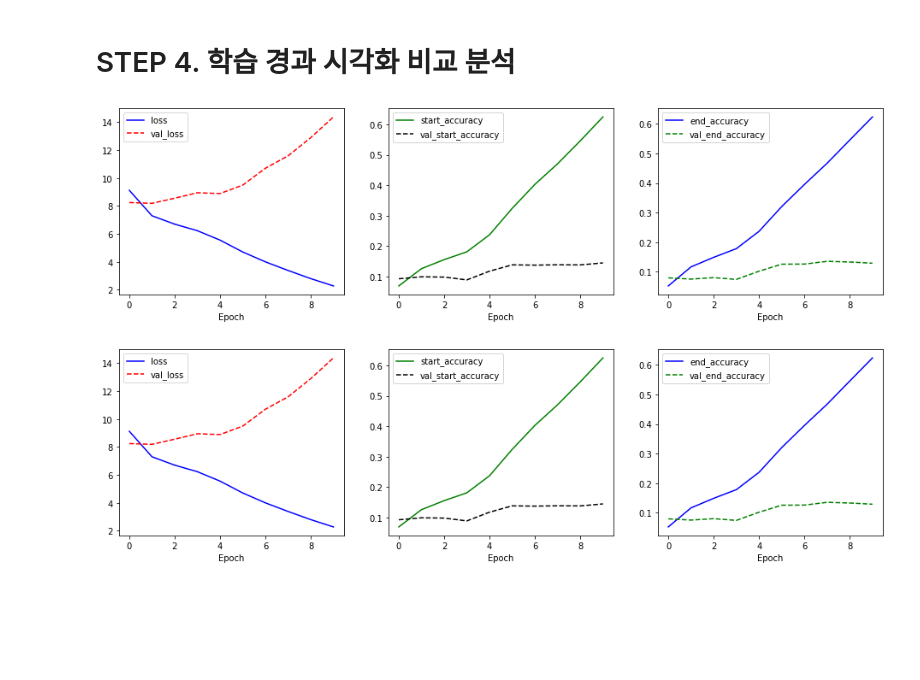
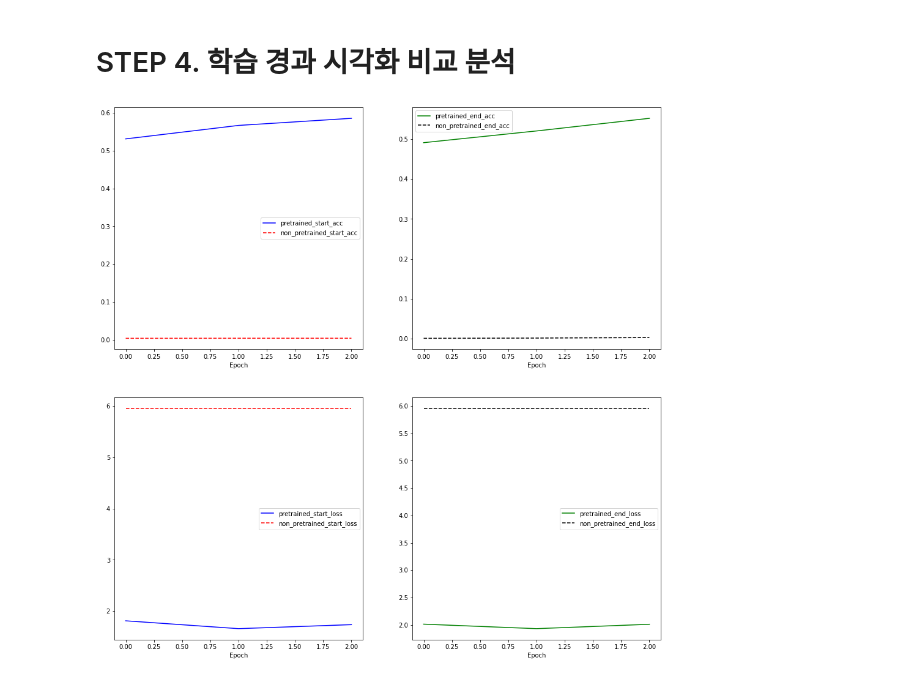
Before and after one commit to Nega0619/Aiffel_Submitted_Exploration_nodes, a Jupyter notebook: [ex_13] Artificial Intelligence Questions and Answers.ipynb, the cells around one changed output. Cells and saved outputs as stored; diff of their text form; code cells hidden in the pictures; blank space fills up the shorter version.

```diff
--- a/[ex_13] Artificial Intelligence Questions and Answers.ipynb
+++ b/[ex_13] Artificial Intelligence Questions and Answers.ipynb
@@ -1405,6 +1405,10 @@ loss_fn = tf.keras.losses.sparse_categorical_crossentropy
 acc_fn = tf.keras.metrics.sparse_categorical_accuracy
 
 optimizer = tf.keras.optimizers.Adam(learning_rate=5e-4)
+non_pretrained_acc=[]
+non_pretrained_loss=[]
+non_pretrained_endacc=[]
+non_pretrained_endloss=[]
 
 best_acc = .0
 patience = 0
@@ -1417,6 +1421,10 @@ for epoch in range(3):
         patience = 0
         best_acc = acc
         model.save_weights(os.path.join(data_dir, "korquad_bert_none_pretrain.hdf5"))
+        non_pretrained_acc.append(start_acc)
+        non_pretrained_endacc.append(end_acc)
+        non_pretrained_loss.append(start_loss)
+        non_pretrained_endloss.append(end_loss)
         print(f'save best model')
     else:
         patience += 1
@@ -1557,55 +1576,41 @@ with open(dev_json) as f:
 지문 :  같은 해 5월 11일의 하코다테 총공격(하코다테 해전)에서 벤텐 다이바와 기관 고장으로 움직일 수 없는 떠 있는 포대가 된 가이텐마루의 원호를 받으며 신정부 군 함대와 응전을 벌인다. 새 정부 군함 초요마루의 화약고에 작렬탄을 명중시켜 초요마루는 대폭발을 일으켜 2분만에 굉침된다. 이것은 구 막부군의 사기를 단번에 향상시켰다. 그후 반류마루는 신 ...
 정답 :  신정부 군 함대
 예측 :  신정부 군 함대
+# %%
+pretrained_acc=[]
+pretrained_loss=[]
+pretrained_endacc=[]
+pretrained_endloss=[]
 # %% [markdown]
 # STEP 4. 학습 경과 시각화 비교 분석
 # %%
-# non-pretrained training result
-plt.figure(figsize=(16, 4))
+# pretrained training result
+plt.figure(figsize=(16, 16))
 
-plt.subplot(1, 3, 1)
-plt.plot(history.history['loss'], 'b-', label='loss')
-plt.plot(history.history['val_loss'], 'r--', label='val_loss')
+plt.subplot(2, 2, 1)
+plt.plot(pretrained_acc, 'b-', label='pretrained_start_acc')
+plt.plot(non_pretrained_acc, 'r--', label='non_pretrained_start_acc')
 plt.xlabel('Epoch')
 plt.legend()
 
-plt.subplot(1, 3, 2)
-plt.plot(history.history['start_accuracy'], 'g-', label='start_accuracy')
-plt.plot(history.history['val_start_accuracy'], 'k--', label='val_start_accuracy')
+plt.subplot(2, 2, 2)
+plt.plot(pretrained_endacc, 'g-', label='pretrained_end_acc')
+plt.plot(non_pretrained_endacc, 'k--', label='non_pretrained_end_acc')
 plt.xlabel('Epoch')
 plt.legend()
 
-plt.subplot(1, 3, 3)
-plt.plot(history.history['end_accuracy'], 'b-', label='end_accuracy')
-plt.plot(history.history['val_end_accuracy'], 'g--', label='val_end_accuracy')
+plt.subplot(2, 2, 3)
+plt.plot(pretrained_loss, 'b-', label='pretrained_start_loss')
+plt.plot(non_pretrained_loss, 'r--', label='non_pretrained_start_loss')
+plt.xlabel('Epoch')
+plt.legend()
+
+plt.subplot(2, 2, 4)
+plt.plot(pretrained_endloss, 'g-', label='pretrained_end_loss')
+plt.plot(non_pretrained_endloss, 'k--', label='non_pretrained_end_loss')
 plt.xlabel('Epoch')
 plt.legend()
 
 plt.show()
 # %% [output]
-[figure, old version]
+[figure, new version]
-# %%
-# pretrained training result
-plt.figure(figsize=(16, 4))
-
-plt.subplot(1, 3, 1)
-plt.plot(history.history['loss'], 'b-', label='loss')
-plt.plot(history.history['val_loss'], 'r--', label='val_loss')
-plt.xlabel('Epoch')
-plt.legend()
-
-plt.subplot(1, 3, 2)
-plt.plot(history.history['start_accuracy'], 'g-', label='start_accuracy')
-plt.plot(history.history['val_start_accuracy'], 'k--', label='val_start_accuracy')
-plt.xlabel('Epoch')
-plt.legend()
-
-plt.subplot(1, 3, 3)
-plt.plot(history.history['end_accuracy'], 'b-', label='end_accuracy')
-plt.plot(history.history['val_end_accuracy'], 'g--', label='val_end_accuracy')
-plt.xlabel('Epoch')
-plt.legend()
-
-plt.show()
-# %% [output]
-[figure, removed]
```
Also changed, not shown: parts of 7 cells of this notebook.
